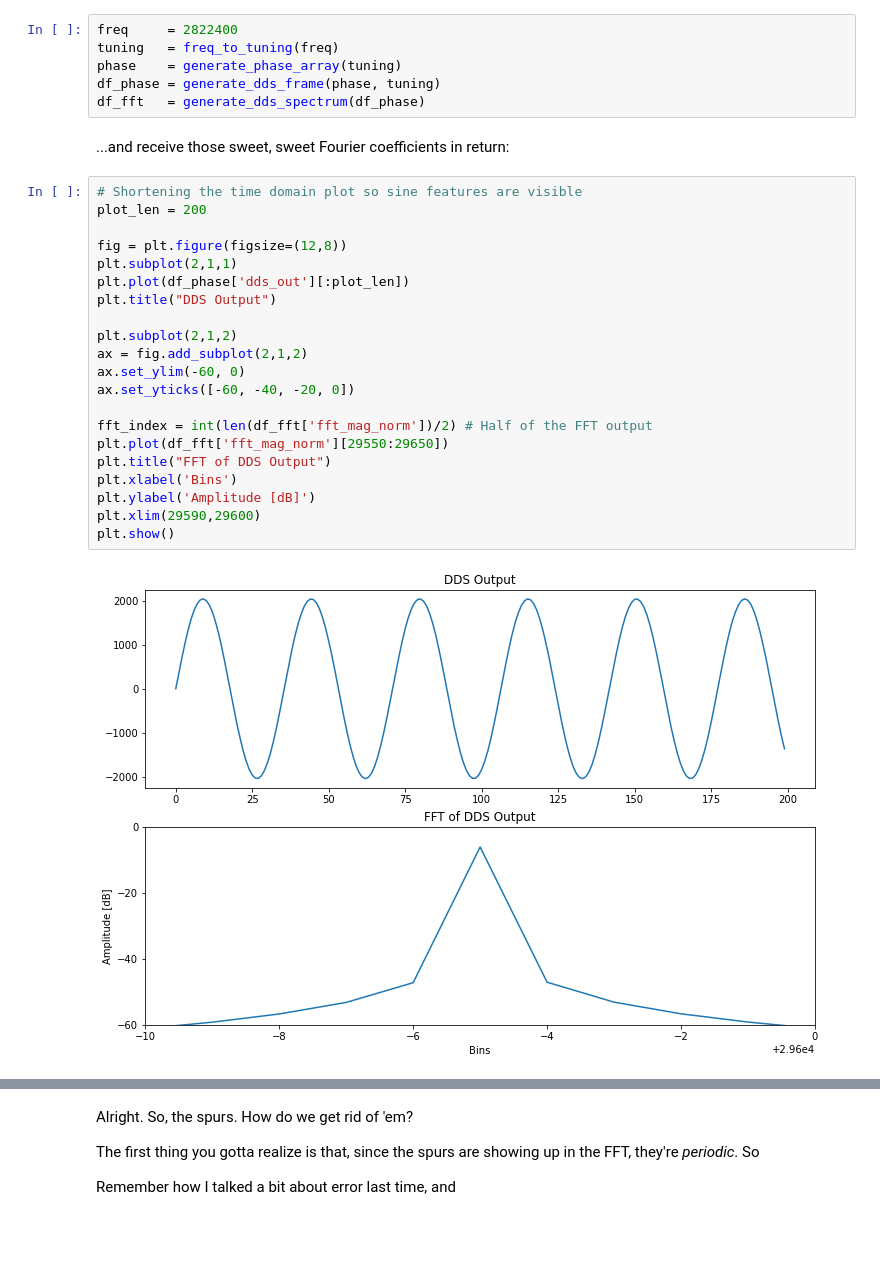
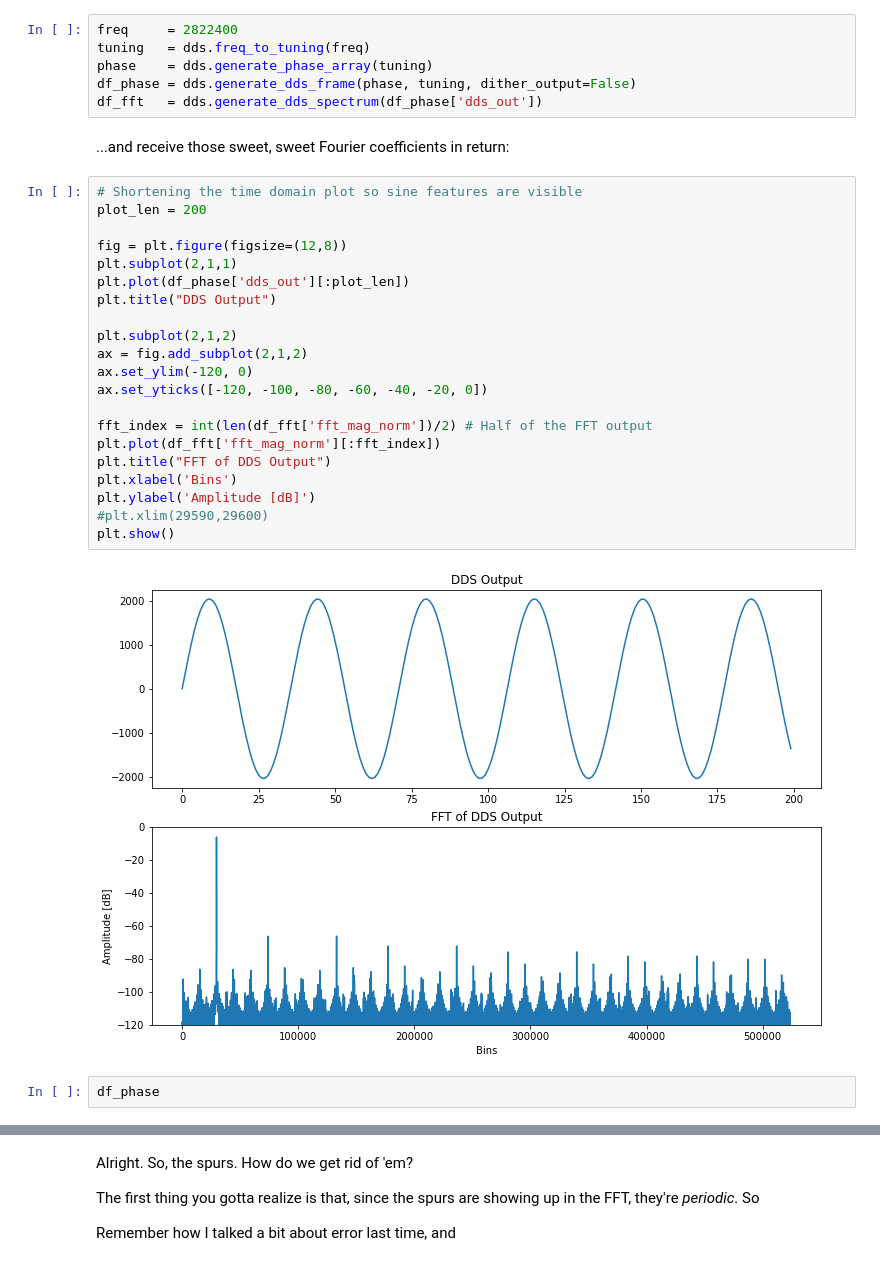
Before and after one commit to Cushychicken/dds-engine, a Jupyter notebook: tools/dds-model-phase-dithering.ipynb, the cells around one changed output, grey strips where cells are left out. Drawn from its saved outputs; the diff is of its cells as text; blank space fills up the shorter version.

```diff
--- a/tools/dds-model-phase-dithering.ipynb
+++ b/tools/dds-model-phase-dithering.ipynb
@@ -82,32 +17,34 @@ def generate_dds_spectrum(df_phase, bit_depth=12):
 ...and now I wave the magic wand of functions...
 # %%
 freq     = 2822400
-tuning   = freq_to_tuning(freq)
-phase    = generate_phase_array(tuning)
-df_phase = generate_dds_frame(phase, tuning)
-df_fft   = generate_dds_spectrum(df_phase)
+tuning   = dds.freq_to_tuning(freq)
+phase    = dds.generate_phase_array(tuning)
+df_phase = dds.generate_dds_frame(phase, tuning, dither_output=False)
+df_fft   = dds.generate_dds_spectrum(df_phase['dds_out'])
 # %% [markdown]
 ...and receive those sweet, sweet Fourier coefficients in return:
 # %%
 # Shortening the time domain plot so sine features are visible
 plot_len = 200
 
 fig = plt.figure(figsize=(12,8))
 plt.subplot(2,1,1)
 plt.plot(df_phase['dds_out'][:plot_len])
 plt.title("DDS Output")
 
 plt.subplot(2,1,2)
 ax = fig.add_subplot(2,1,2)
-ax.set_ylim(-60, 0)
-ax.set_yticks([-60, -40, -20, 0])
+ax.set_ylim(-120, 0)
+ax.set_yticks([-120, -100, -80, -60, -40, -20, 0])
 
 fft_index = int(len(df_fft['fft_mag_norm'])/2) # Half of the FFT output
-plt.plot(df_fft['fft_mag_norm'][29550:29650])
+plt.plot(df_fft['fft_mag_norm'][:fft_index])
 plt.title("FFT of DDS Output")
 plt.xlabel('Bins')
 plt.ylabel('Amplitude [dB]')
-plt.xlim(29590,29600)
+#plt.xlim(29590,29600)
 plt.show()
 # %% [output]
-[figure, old version]
+[figure, new version]
+# %%
+df_phase
```
Also changed, not shown: parts of 7 cells of this notebook, 3 other files.
